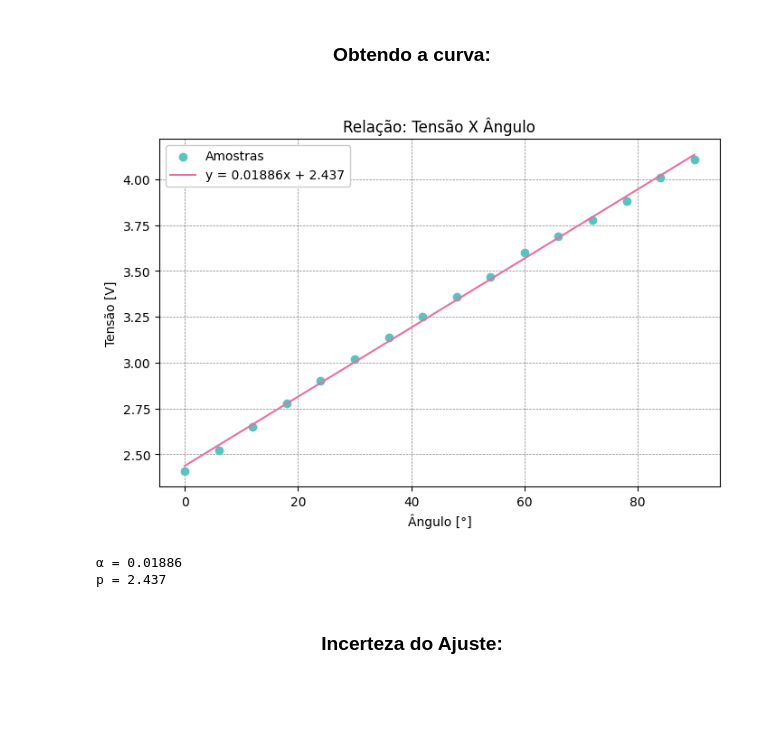
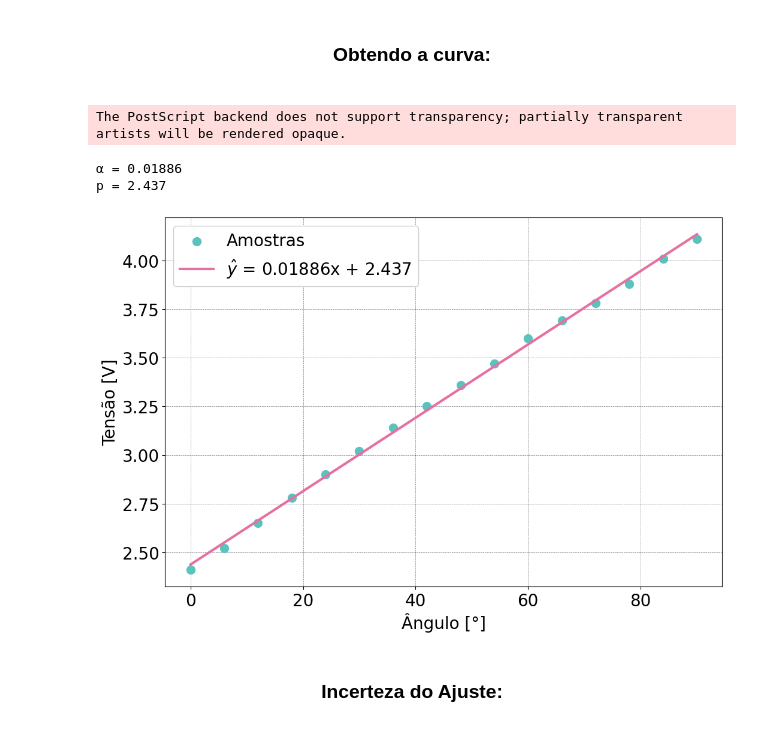
Before and after one commit to ErickNMA/Inst._Ind., a Jupyter notebook: Static Calibration.ipynb, the cells around one changed output. Saved outputs shown, nothing was run; the diff lists cells and outputs as text; code cells hidden in the pictures; blank space fills up the shorter version.

```diff
--- a/Static Calibration.ipynb
+++ b/Static Calibration.ipynb
@@ -10,9 +10,9 @@ plt.style.use([
     'grid',
     'retro'
 ])
-#plt.rcParams['lines.linewidth'] = 3
-#plt.rcParams['font.size'] = 20
-plt.rcParams['figure.figsize'] = (8, 5)
+plt.rcParams['lines.linewidth'] = 3
+plt.rcParams['font.size'] = 20
+plt.rcParams['figure.figsize'] = (12, 8)
 # %% [markdown]
 <h3 align='center'> Amostra de dados: <h3>
 # %%
@@ -24,24 +24,25 @@ tensao = np.sort(np.array([4.11, 4.01, 3.88, 3.78, 3.69, 3.60, 3.47, 3.36, 3.25,
 # %%
 alpha, p = np.polyfit(angulo, tensao, 1)
 def f(x):   #Tensão em função do ângulo
     return ((alpha*x) + p)
 def f_(x):   #Ângulo em função da tensão
     return ((x-p)/alpha)
 
 plt.figure(1)
-plt.scatter(angulo, tensao, color='C2', label='Amostras')
-plt.plot(angulo, f(angulo), color='C1', label=f'y = {alpha:.4}x + {p:.4}')
-plt.title('Relação: Tensão X Ângulo')
+plt.scatter(angulo, tensao, linewidths=5, color='C2', label='Amostras')
+plt.plot(angulo, f(angulo), color='C1', label='$\hat{y}$'+f' = {alpha:.4}x + {p:.4}')
+#plt.title('Relação: Tensão X Ângulo')
 plt.ylabel('Tensão [V]')
 plt.xlabel('Ângulo [°]')
 plt.legend()
-plt.show()
+plt.savefig('adjust.eps', dpi=600, transparent=True, bbox_inches='tight')
 print(f'α = {alpha:.4}')
 print(f'p = {p:.4}')
 # %% [output]
+The PostScript backend does not support transparency; partially transparent artists will be rendered opaque.
+α = 0.01886
+p = 2.437
-[figure, old version]
+[figure, new version]
-α = 0.01886
-p = 2.437
 # %% [markdown]
 <h3 align='center'> Incerteza do Ajuste: <h3>
 # %%
```
Also changed, not shown: 1 other file.
